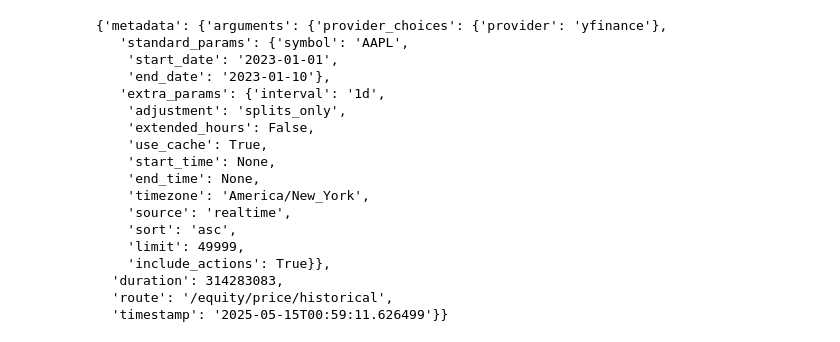
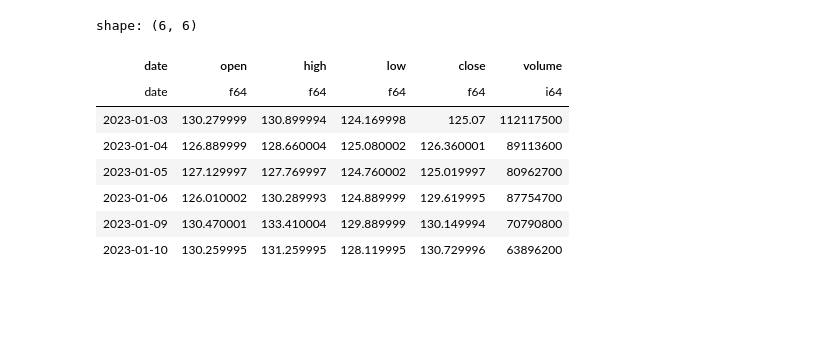
Before and after one commit to humblFINANCE/humblDATA, a Jupyter notebook: testing.ipynb, the cells around one changed output. Saved outputs shown, nothing was run; the diff lists cells and outputs as text; code cells hidden in the pictures; blank space fills up the shorter version.

```diff
--- a/testing.ipynb
+++ b/testing.ipynb
@@ -120,23 +120,14 @@ extra: {'metadata': {'arguments': {'provider_choices': {'provider': 'yfinance'},
 context_params: None
 command_params: None
 # %%
-result.extra
+result.to_polars()
 # %% [output]
-{'metadata': {'arguments': {'provider_choices': {'provider': 'yfinance'},
-   'standard_params': {'symbol': 'AAPL',
-    'start_date': '2023-01-01',
-    'end_date': '2023-01-10'},
-   'extra_params': {'interval': '1d',
-    'adjustment': 'splits_only',
-    'extended_hours': False,
-    'use_cache': True,
-    'start_time': None,
-    'end_time': None,
-    'timezone': 'America/New_York',
-    'source': 'realtime',
-    'sort': 'asc',
-    'limit': 49999,
-    'include_actions': True}},
-  'duration': 314283083,
-  'route': '/equity/price/historical',
-  'timestamp': '2025-05-15T00:59:11.626499'}}
+shape: (6, 6)
+| date | open | high | low | close | volume |
+| date | f64 | f64 | f64 | f64 | i64 |
+| 2023-01-03 | 130.279999 | 130.899994 | 124.169998 | 125.07 | 112117500 |
+| 2023-01-04 | 126.889999 | 128.660004 | 125.080002 | 126.360001 | 89113600 |
+| 2023-01-05 | 127.129997 | 127.769997 | 124.760002 | 125.019997 | 80962700 |
+| 2023-01-06 | 126.010002 | 130.289993 | 124.889999 | 129.619995 | 87754700 |
+| 2023-01-09 | 130.470001 | 133.410004 | 129.889999 | 130.149994 | 70790800 |
+| 2023-01-10 | 130.259995 | 131.259995 | 128.119995 | 130.729996 | 63896200 |
```
Also changed, not shown: parts of 2 cells of this notebook, 8 other files.
